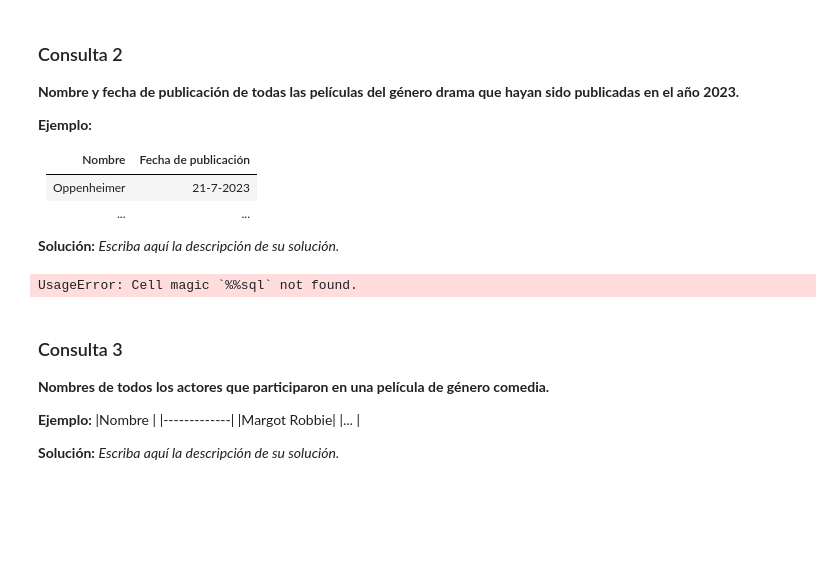
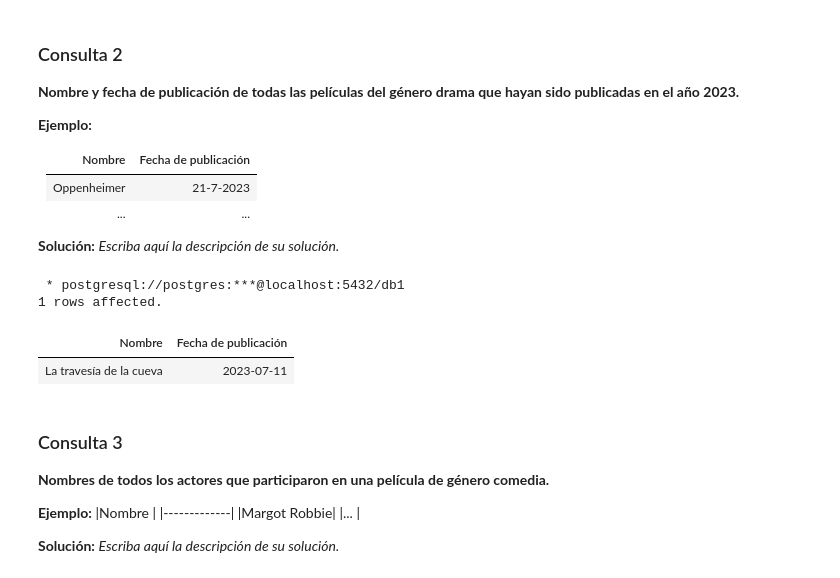
Before and after one commit to Clubbeb/tareabd1, a Jupyter notebook: Tarea_1.ipynb, the cells around one changed output. Saved outputs shown, nothing was run; the diff lists cells and outputs as text; code cells hidden in the pictures; blank space fills up the shorter version.

Commit message:
consulta 1 2 3

```diff
--- a/Tarea_1.ipynb
+++ b/Tarea_1.ipynb
@@ -317,11 +342,17 @@ Escriba aquí las consultas pedidas. Recuerde agregar una descripción _breve_ d
 
 
 **Solución:** _Escriba aquí la descripción de su solución._
-# %%
-%%sql
-/* Reemplace estas queries por las que resuelven las consultas pedidas. */
-# %% [output]
-UsageError: Cell magic `%%sql` not found.
+# %%
+%%sql
+/* Reemplace estas queries por las que resuelven las consultas pedidas. */
+SELECT nombre AS "Nombre", fecha_publicacion AS "Fecha de publicación"
+FROM pelicula
+WHERE (genero = 'Drama' AND (fecha_publicacion >= cast('2023/01/01' as date) AND fecha_publicacion <= cast('2023/12/31' as date)))
+# %% [output]
+ * postgresql://postgres:***@localhost:5432/db1
+1 rows affected.
+| Nombre | Fecha de publicación |
+| La travesía de la cueva | 2023-07-11 |
 # %% [markdown]
 ### Consulta 3
 **Nombres de todos los actores que participaron en una película de género comedia.**
```
Also changed, not shown: parts of 17 cells of this notebook.
